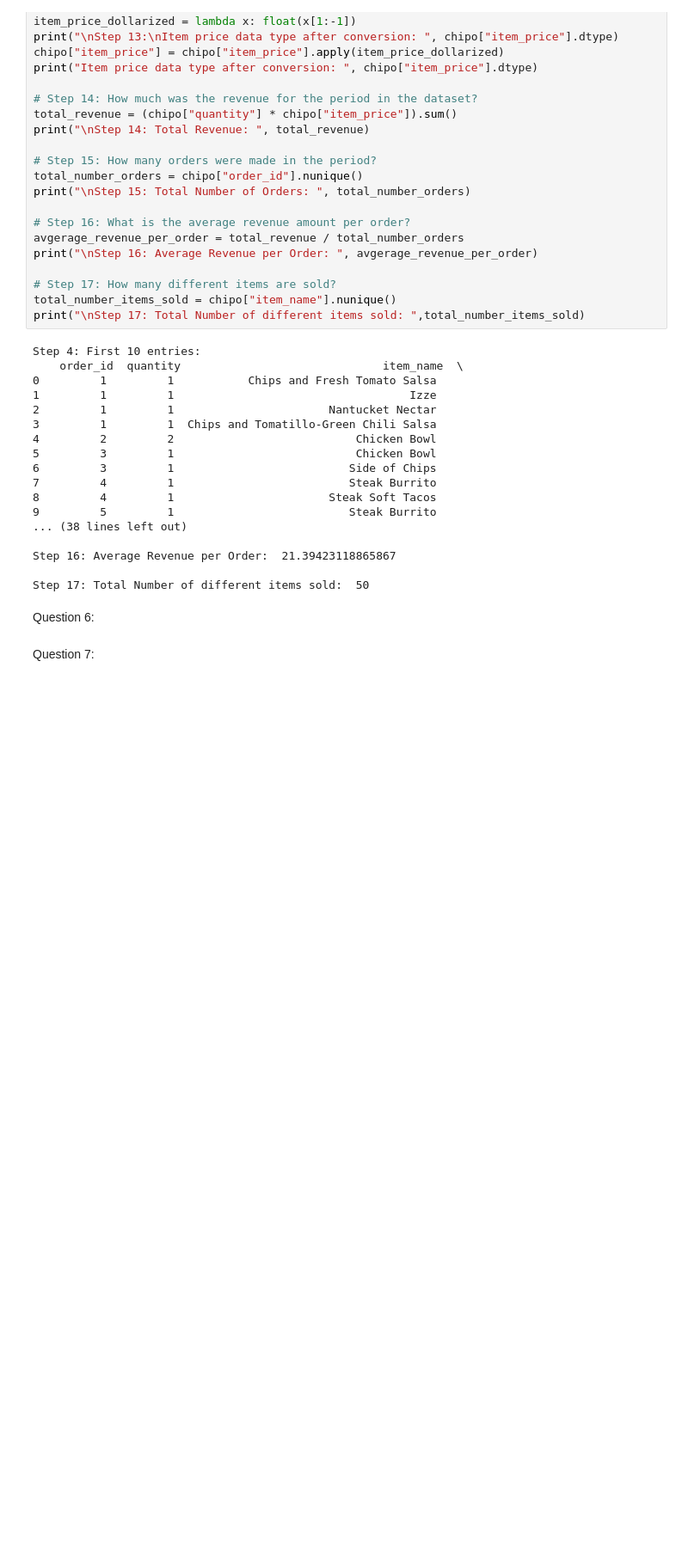
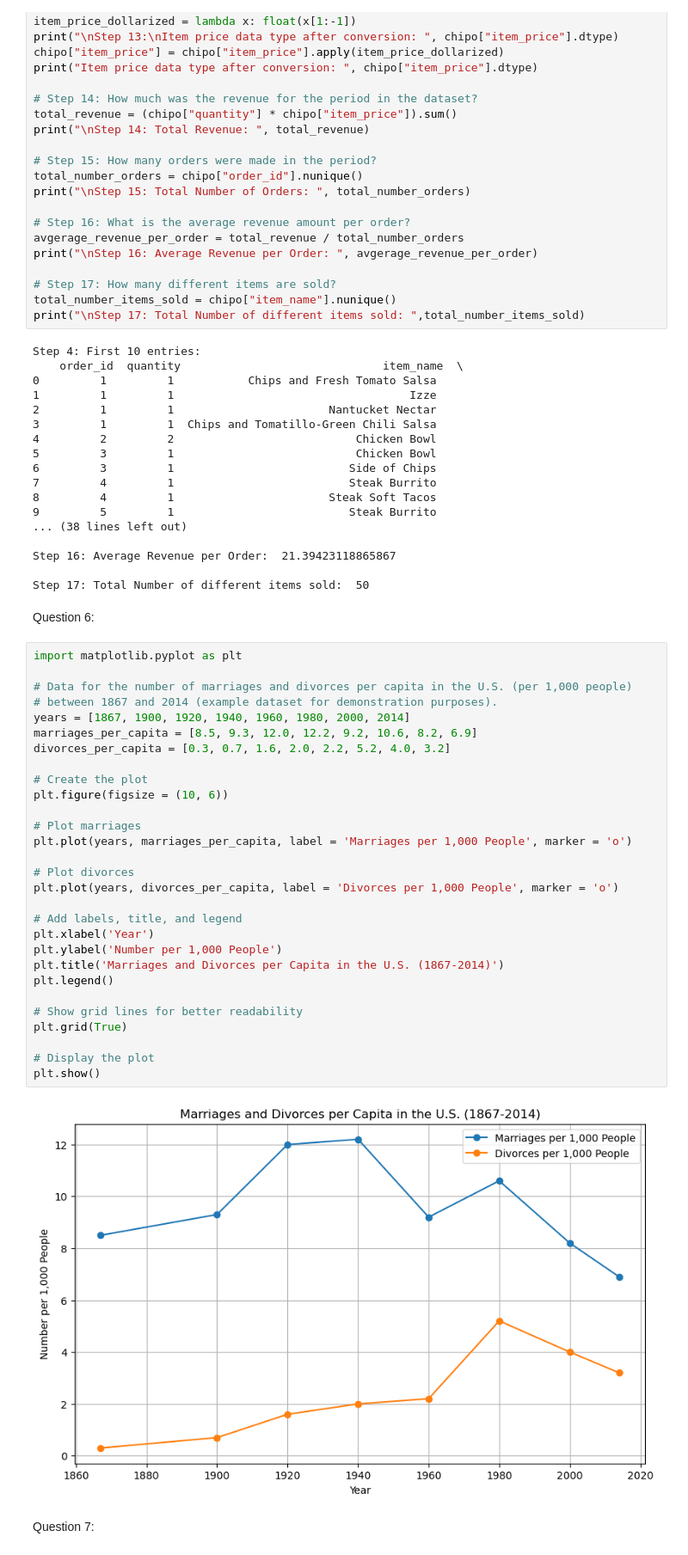
Before and after one commit to bobalaluGC/Babatunde.Obalalu.BDAT1004PS3, a Jupyter notebook: Babatunde.Obalalu.BDAT1004PS3.ipynb, the cells around one changed output. Shown at 86% size. Saved outputs shown, nothing was run; the diff lists cells and outputs as text; blank space fills up the shorter version.

```diff
--- a/Babatunde.Obalalu.BDAT1004PS3.ipynb
+++ b/Babatunde.Obalalu.BDAT1004PS3.ipynb
@@ -162,5 +285,36 @@ Step 16: Average Revenue per Order:  21.39423118865867
 Step 17: Total Number of different items sold:  50
 # %% [markdown]
 Question 6:
+# %%
+import matplotlib.pyplot as plt
+
+# Data for the number of marriages and divorces per capita in the U.S. (per 1,000 people)
+# between 1867 and 2014 (example dataset for demonstration purposes).
+years = [1867, 1900, 1920, 1940, 1960, 1980, 2000, 2014]
+marriages_per_capita = [8.5, 9.3, 12.0, 12.2, 9.2, 10.6, 8.2, 6.9]
+divorces_per_capita = [0.3, 0.7, 1.6, 2.0, 2.2, 5.2, 4.0, 3.2]
+
+# Create the plot
+plt.figure(figsize = (10, 6))
+
+# Plot marriages
+plt.plot(years, marriages_per_capita, label = 'Marriages per 1,000 People', marker = 'o')
+
+# Plot divorces
+plt.plot(years, divorces_per_capita, label = 'Divorces per 1,000 People', marker = 'o')
+
+# Add labels, title, and legend
+plt.xlabel('Year')
+plt.ylabel('Number per 1,000 People')
+plt.title('Marriages and Divorces per Capita in the U.S. (1867-2014)')
+plt.legend()
+
+# Show grid lines for better readability
+plt.grid(True)
+
+# Display the plot
+plt.show()
+# %% [output]
+[figure, added]
 # %% [markdown]
 Question 7:
```
Also changed, not shown: parts of 8 cells of this notebook.
